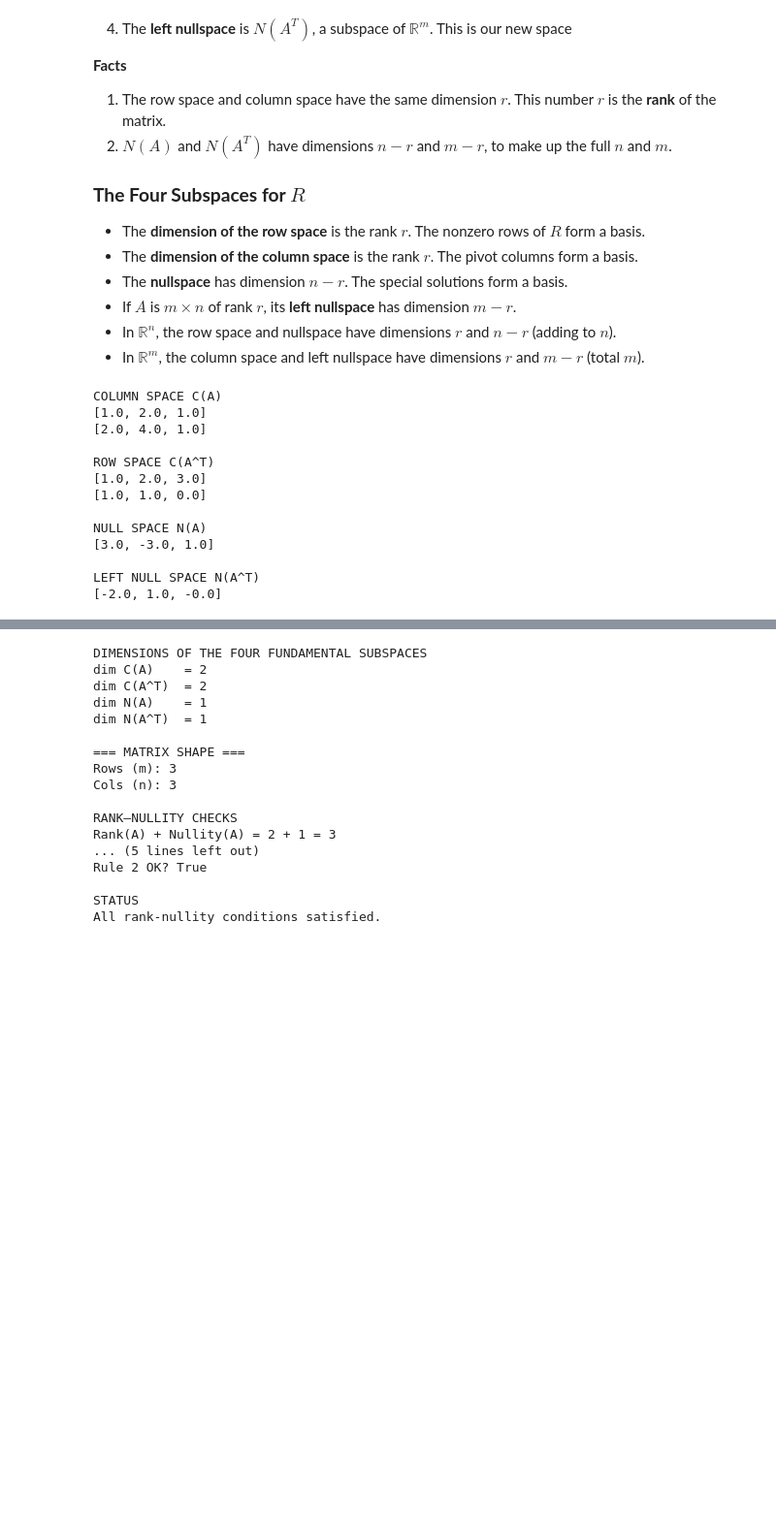
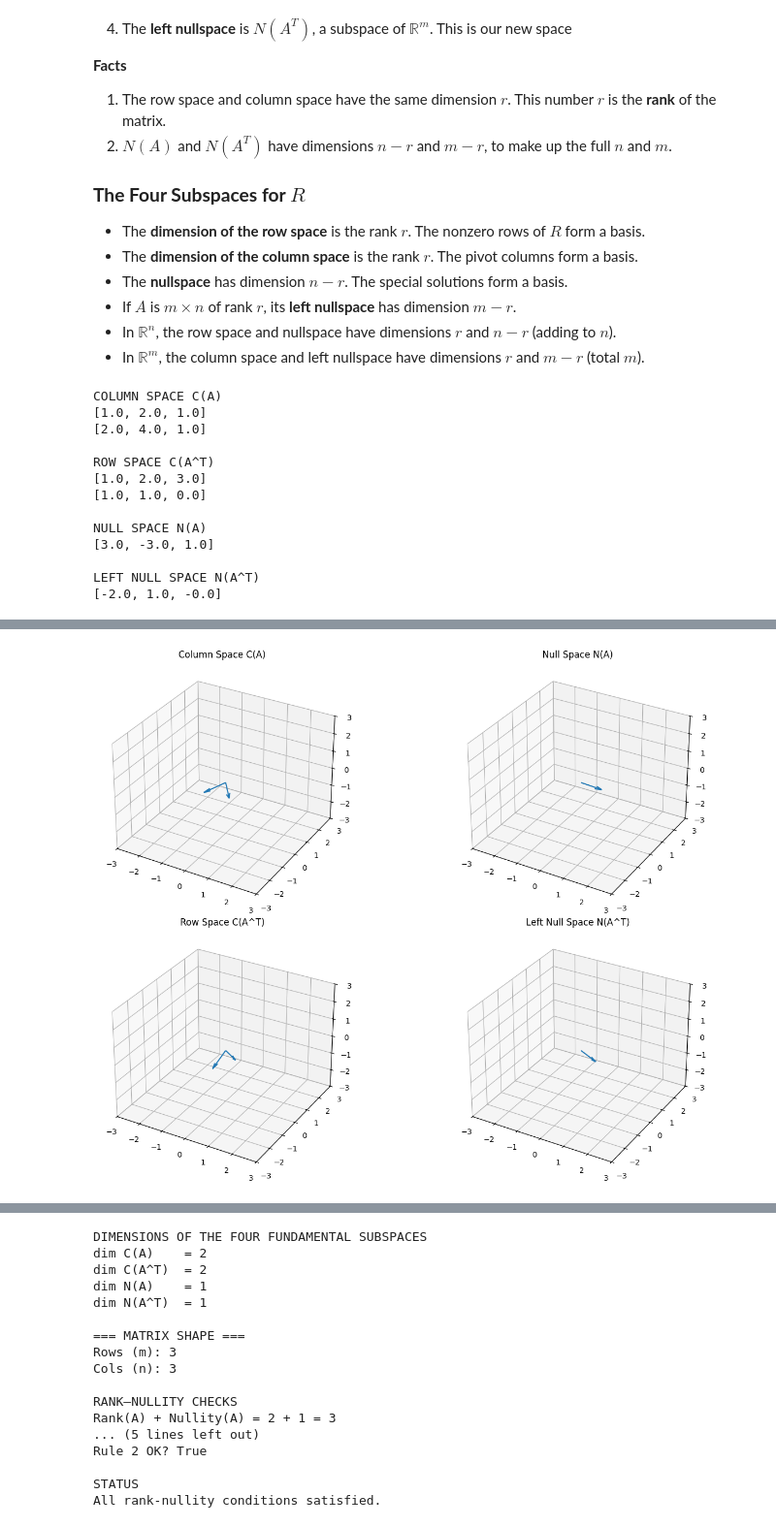
Before and after one commit to kiyoNdux/one-month-ml-sprint, a Jupyter notebook: week_1/day_5/3.5_dimensions_of_the_four_subspaces.ipynb, the cells around one changed output, grey strips where cells are left out. Shown: that part at 97% size. Drawn from its saved outputs; the diff is of its cells as text; code cells hidden in the pictures; blank space fills up the shorter version.

Commit message:
feat: visualize_four_subspaces function

```diff
--- a/week_1/day_5/3.5_dimensions_of_the_four_subspaces.ipynb
+++ b/week_1/day_5/3.5_dimensions_of_the_four_subspaces.ipynb
@@ -155 +169,80 @@ LEFT NULL SPACE N(A^T)
+# %%
+import numpy as np
+import matplotlib.pyplot as plt
+from itertools import product
+
+def visualize_four_subspaces(A):
+    m, n = A.shape
+    if not (m in [2,3] and n in [2,3]):
+        raise ValueError("Visualization supported only for 2x2, 2x3, 3x2, or 3x3 matrices.")
+
+    # Compute Subspaces
+    U, S, Vt = np.linalg.svd(A)
+
+    # Column Space basis (in R^m)
+    col_basis = U[:, :np.linalg.matrix_rank(A)]
+
+    # Null Space basis (in R^n)
+    null_basis = Vt.T[:, np.linalg.matrix_rank(A):]
+
+    # Row Space basis (Column space of A^T)
+    row_basis = Vt[:np.linalg.matrix_rank(A), :].T
+
+    # Left Null Space basis (Null space of A^T)
+    left_null_basis = U[:, np.linalg.matrix_rank(A):]
+
+    # Visualization
+    fig = plt.figure(figsize=(15, 10))
+
+    # Helper: draw vectors in 2D/3D
+    def draw_vectors(ax, basis, title):
+        ax.set_title(title)
+        if basis.size == 0:
+            ax.text(0.5, 0.5, "Only {0} vector".format("zero"), ha="center")
+            return
+
+        if basis.shape[0] == 2:
+            ax.axhline(0, color='black', linewidth=0.5)
+            ax.axvline(0, color='black', linewidth=0.5)
+            for v in basis.T:
+                ax.quiver(0, 0, v[0], v[1], angles='xy', scale_units='xy', scale=1)
+            ax.set_xlim(-3, 3)
+            ax.set_ylim(-3, 3)
+
+        elif basis.shape[0] == 3:
+            for v in basis.T:
+                ax.quiver(0, 0, 0, v[0], v[1], v[2])
+            ax.set_xlim([-3,3])
+            ax.set_ylim([-3,3])
+            ax.set_zlim([-3,3])
+
+    # Subplot Layout
+    # Column Space
+    ax1 = fig.add_subplot(221, projection='3d' if m == 3 else None)
+    draw_vectors(ax1, col_basis, "Column Space C(A)")
+
+    # Null Space
+    ax2 = fig.add_subplot(222, projection='3d' if n == 3 else None)
+    draw_vectors(ax2, null_basis, "Null Space N(A)")
+
+    # Row Space
+    ax3 = fig.add_subplot(223, projection='3d' if n == 3 else None)
+    draw_vectors(ax3, row_basis, "Row Space C(A^T)")
+
+    # Left Null Space
+    ax4 = fig.add_subplot(224, projection='3d' if m == 3 else None)
+    draw_vectors(ax4, left_null_basis, "Left Null Space N(A^T)")
+
+    plt.tight_layout()
+    plt.show()
+
+A = np.array([
+    [1, 2, 3],
+    [2, 4, 6],
+    [0, 1, 1]
+], dtype=float)
+
+visualize_four_subspaces(A)
+# %% [output]
+[figure, added]
 # %% [markdown]
```
Also changed, not shown: parts of 2 cells of this notebook.
